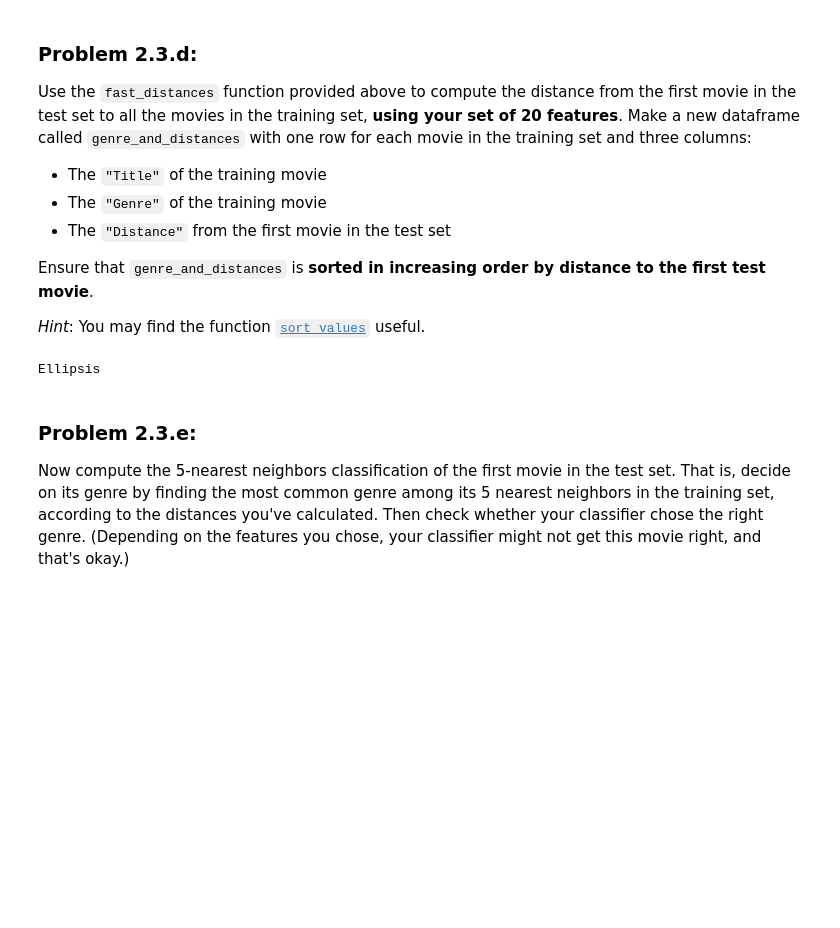
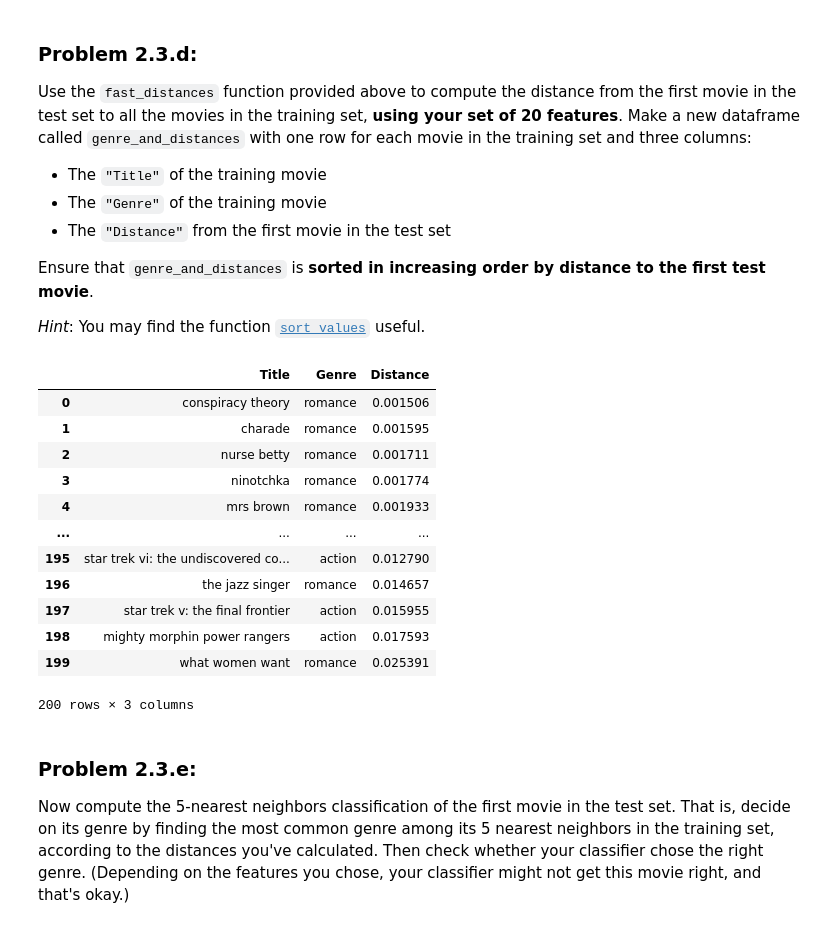
Before and after one commit to yuhanqianns94/Intro-to-ML, a Jupyter notebook: assignments/assn1/assn1.ipynb, the cells around one changed output. Cells and saved outputs as stored; diff of their text form; code cells hidden in the pictures; blank space fills up the shorter version.

```diff
--- a/assignments/assn1/assn1.ipynb
+++ b/assignments/assn1/assn1.ipynb
@@ -836,11 +846,26 @@ Use the `fast_distances` function provided above to compute the distance from th
 Ensure that `genre_and_distances` is **sorted in increasing order by distance to the first test movie**.
 
 *Hint*: You may find the function [`sort_values`](https://pandas.pydata.org/pandas-docs/stable/reference/api/pandas.DataFrame.sort_values.html) useful.
-# %%
-genre_and_distances = ...
-genre_and_distances
-# %% [output]
-Ellipsis
+# %%
+genre_and_distances = train_movies[['Title','Genre']].copy()
+distance = fast_distances(test_20.iloc[0,:],train_20)
+genre_and_distances.insert(2,'Distance',distance)
+genre_and_distances = genre_and_distances.sort_values('Distance',ascending = True).reset_index(drop=True)
+genre_and_distances
+# %% [output]
+|  | Title | Genre | Distance |
+| 0 | conspiracy theory | romance | 0.001506 |
+| 1 | charade | romance | 0.001595 |
+| 2 | nurse betty | romance | 0.001711 |
+| 3 | ninotchka | romance | 0.001774 |
+| 4 | mrs brown | romance | 0.001933 |
+| ... | ... | ... | ... |
+| 195 | star trek vi: the undiscovered co... | action | 0.012790 |
+| 196 | the jazz singer | romance | 0.014657 |
+| 197 | star trek v: the final frontier | action | 0.015955 |
+| 198 | mighty morphin power rangers | action | 0.017593 |
+| 199 | what women want | romance | 0.025391 |
+200 rows × 3 columns
 # %% [markdown]
 ### Problem 2.3.e:
 
```
Also changed, not shown: parts of 10 cells of this notebook.
